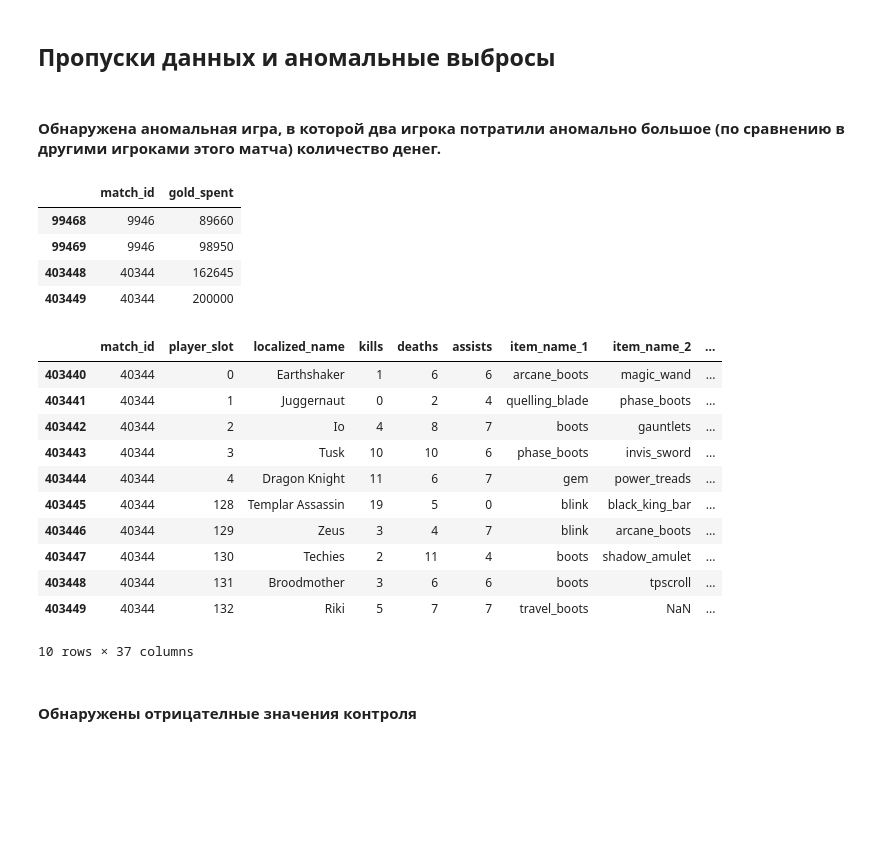
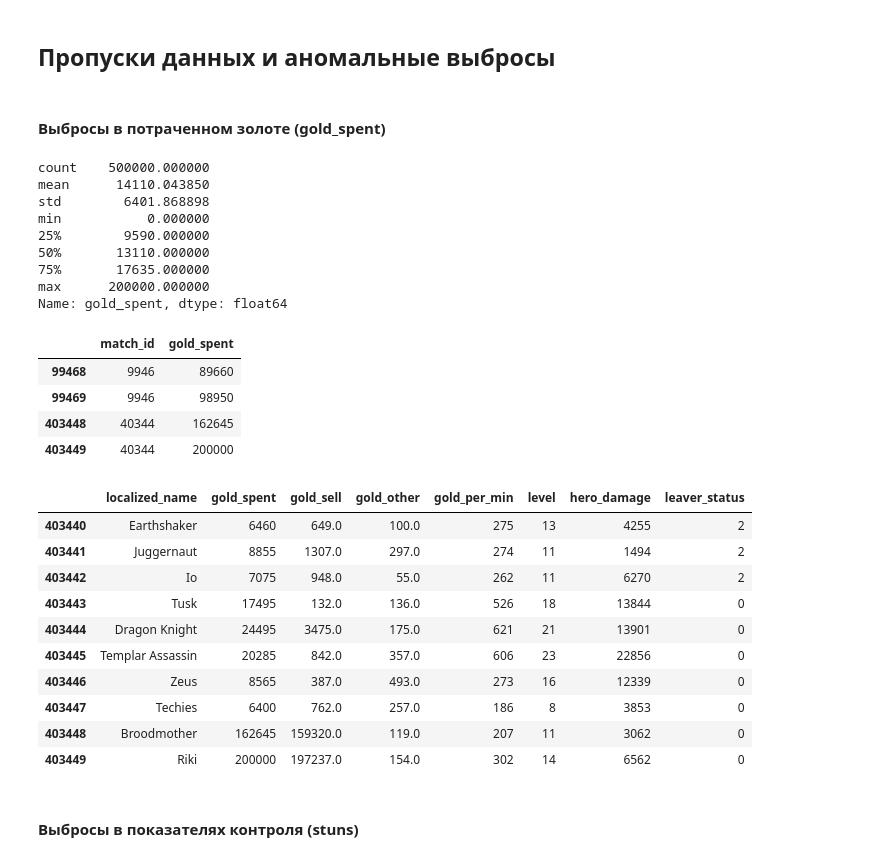
Before and after one commit to amatemeow/MLPY, a Jupyter notebook: task1/task1.ipynb, the cells around one changed output. Drawn from its saved outputs; the diff is of its cells as text; code cells hidden in the pictures; blank space fills up the shorter version.

```diff
--- a/task1/task1.ipynb
+++ b/task1/task1.ipynb
@@ -1175,5 +1449,17 @@ plt.show()
 # %% [markdown]
 <h2>Пропуски данных и аномальные выбросы</h2>
 # %% [markdown]
-<h4>Обнаружена аномальная игра, в которой два игрока потратили аномально большое (по сравнению в другими игроками этого матча) количество денег.</h4>
+<h4>Выбросы в потраченном золоте (gold_spent)</h4>
+# %%
+merged["gold_spent"].describe()
+# %% [output]
+count    500000.000000
+mean      14110.043850
+std        6401.868898
+min           0.000000
+25%        9590.000000
+50%       13110.000000
+75%       17635.000000
+max      200000.000000
+Name: gold_spent, dtype: float64
 # %%
@@ -1186,17 +1473,16 @@ merged[merged["gold_spent"] > 89417][["match_id", "gold_spent"]]
 | 403448 | 40344 | 162645 |
 | 403449 | 40344 | 200000 |
 # %%
-merged[merged["match_id"] == 40344][attrib]
+merged[merged["match_id"] == 40344][["localized_name", "gold_spent", "gold_sell", "gold_other", "gold_per_min", "level", "hero_damage", "leaver_status"]]
 # %% [output]
-|  | match_id | player_slot | localized_name | kills | deaths | assists | item_name_1 | item_name_2 | ... |
-| 403440 | 40344 | 0 | Earthshaker | 1 | 6 | 6 | arcane_boots | magic_wand | ... |
-| 403441 | 40344 | 1 | Juggernaut | 0 | 2 | 4 | quelling_blade | phase_boots | ... |
-| 403442 | 40344 | 2 | Io | 4 | 8 | 7 | boots | gauntlets | ... |
-| 403443 | 40344 | 3 | Tusk | 10 | 10 | 6 | phase_boots | invis_sword | ... |
-| 403444 | 40344 | 4 | Dragon Knight | 11 | 6 | 7 | gem | power_treads | ... |
-| 403445 | 40344 | 128 | Templar Assassin | 19 | 5 | 0 | blink | black_king_bar | ... |
-| 403446 | 40344 | 129 | Zeus | 3 | 4 | 7 | blink | arcane_boots | ... |
-| 403447 | 40344 | 130 | Techies | 2 | 11 | 4 | boots | shadow_amulet | ... |
-| 403448 | 40344 | 131 | Broodmother | 3 | 6 | 6 | boots | tpscroll | ... |
-| 403449 | 40344 | 132 | Riki | 5 | 7 | 7 | travel_boots | NaN | ... |
+|  | localized_name | gold_spent | gold_sell | gold_other | gold_per_min | level | hero_damage | leaver_status |
+| 403440 | Earthshaker | 6460 | 649.0 | 100.0 | 275 | 13 | 4255 | 2 |
+| 403441 | Juggernaut | 8855 | 1307.0 | 297.0 | 274 | 11 | 1494 | 2 |
+| 403442 | Io | 7075 | 948.0 | 55.0 | 262 | 11 | 6270 | 2 |
+| 403443 | Tusk | 17495 | 132.0 | 136.0 | 526 | 18 | 13844 | 0 |
+| 403444 | Dragon Knight | 24495 | 3475.0 | 175.0 | 621 | 21 | 13901 | 0 |
+| 403445 | Templar Assassin | 20285 | 842.0 | 357.0 | 606 | 23 | 22856 | 0 |
+| 403446 | Zeus | 8565 | 387.0 | 493.0 | 273 | 16 | 12339 | 0 |
+| 403447 | Techies | 6400 | 762.0 | 257.0 | 186 | 8 | 3853 | 0 |
+| 403448 | Broodmother | 162645 | 159320.0 | 119.0 | 207 | 11 | 3062 | 0 |
+| 403449 | Riki | 200000 | 197237.0 | 154.0 | 302 | 14 | 6562 | 0 |
-10 rows × 37 columns
@@ -1203,2 +1491,2 @@ merged[merged["match_id"] == 40344][attrib]
 # %% [markdown]
-<h4>Обнаружены отрицателные значения контроля</h4>
+<h4>Выбросы в показателях контроля (stuns)</h4>
```
Also changed, not shown: parts of 78 cells of this notebook.
